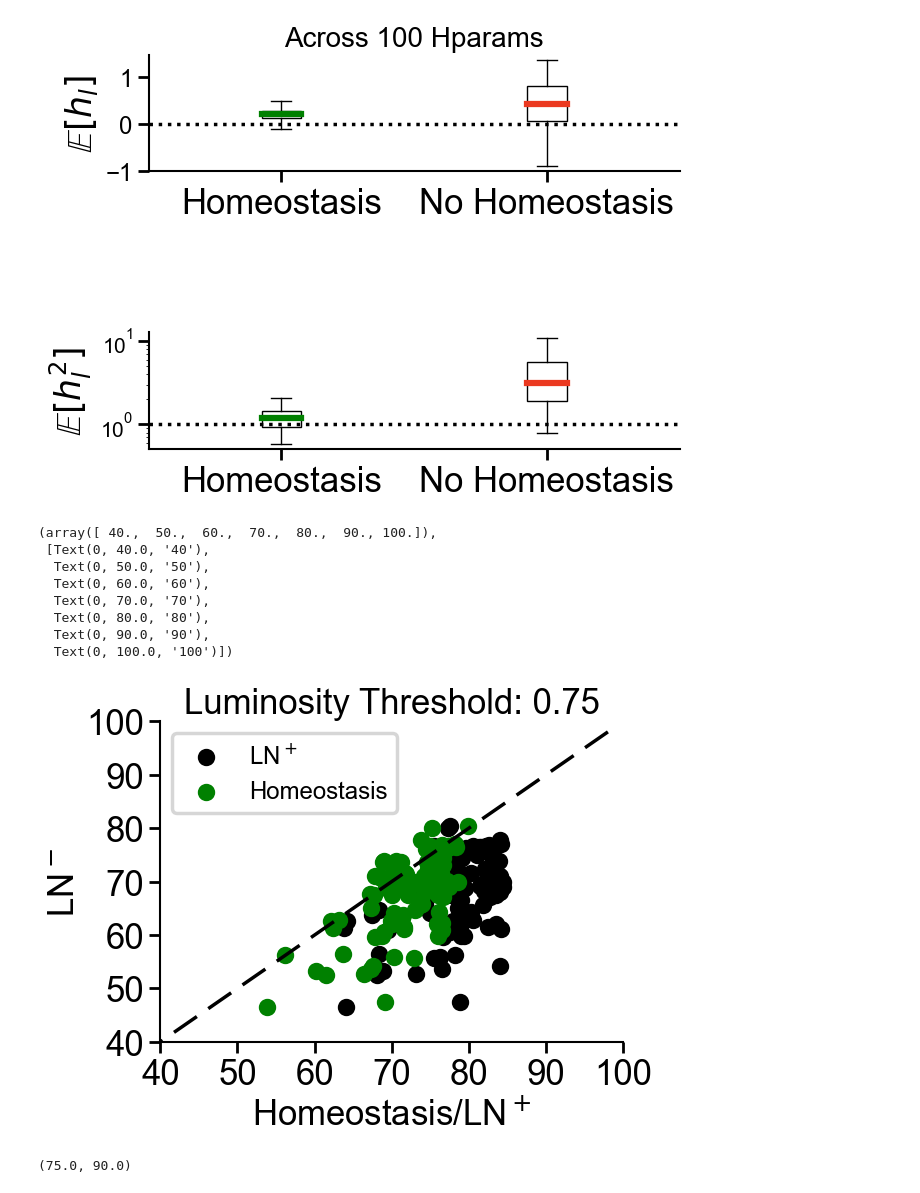
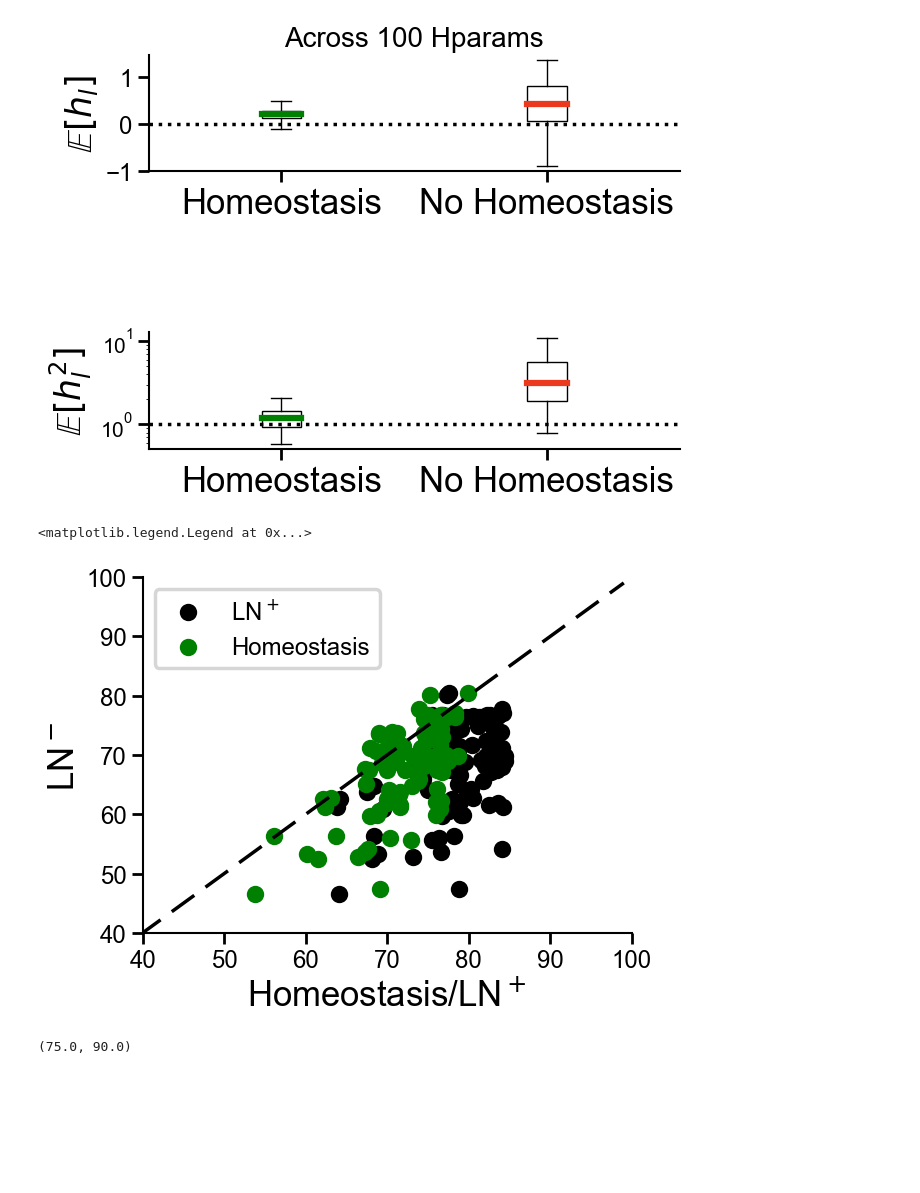
Before and after one commit to RoyHEyono/HomeostaticDANN, a Jupyter notebook: models/dense_mnist_task/notebooks/naisys_plots.ipynb, the cells around one changed output. Cells and saved outputs as stored; diff of their text form; code cells hidden in the pictures; blank space fills up the shorter version.

```diff
--- a/models/dense_mnist_task/notebooks/naisys_plots.ipynb
+++ b/models/dense_mnist_task/notebooks/naisys_plots.ipynb
@@ -163,45 +163,38 @@ top_n = len(runs_dict["runs_vanilla_dann"])
 label_flag = True
 for top in range(top_n):
 
     vanilla_dann_acc = runs_dict["runs_vanilla_dann"][top].summary['test_acc']
     for rn in runs_dict["runs_vanilla_dann_layernorm"]:
         if same_config(rn.config, runs_dict["runs_vanilla_dann"][top].config, keys=['lr', 'wd','inhib_lrs', 'momentum', 'inhib_momentum', 'homeostasis']):
             plt.scatter(rn.summary['test_acc'], vanilla_dann_acc, color="black", alpha=1, label=f"LN$^+$" if label_flag else None)
             label_flag = False
 
 label_flag = True
 for top in range(top_n):
 
     vanilla_dann_acc = runs_dict["runs_vanilla_dann"][top].summary['test_acc']
     for rn in runs_dict["runs_homeostasis"]:
         if same_config(rn.config, runs_dict["runs_vanilla_dann"][top].config, keys=['lr', 'wd','inhib_lrs', 'momentum', 'inhib_momentum']):
             plt.scatter(rn.summary['test_acc'], vanilla_dann_acc, color="green", label=f"Homeostasis" if label_flag else None)
             label_flag = False
 
 
 
 #ax.set_xlabel(f"LN$^+$")
 ax.set_xlabel("Homeostasis/LN$^+$", fontsize=25)
 ax.set_ylabel("LN$^-$", fontsize=25)
-ax.set_title(f"Luminosity Threshold: {bright_factor}", fontsize=25)
+# ax.set_title(f"Luminosity Threshold: {bright_factor}", fontsize=25)
+#plt.xticks(fontsize=25)
+#plt.yticks(fontsize=25)
 list_line = range(100)
 ax.set_xlim(40, 100)
 ax.set_ylim(40, 100)
 ax.plot(list_line, list_line, color='black', linestyle='--')
 ax.legend()
 # Set larger font sizes for the tick numbers
-plt.xticks(fontsize=25)
-plt.yticks(fontsize=25)
 # %% [output]
-(array([ 40.,  50.,  60.,  70.,  80.,  90., 100.]),
- [Text(0, 40.0, '40'),
-  Text(0, 50.0, '50'),
-  Text(0, 60.0, '60'),
-  Text(0, 70.0, '70'),
-  Text(0, 80.0, '80'),
-  Text(0, 90.0, '90'),
-  Text(0, 100.0, '100')])
+<matplotlib.legend.Legend at 0x...>
-[figure, old version]
+[figure, new version]
 # %%
 fig, ax = plt.subplots(figsize=(8, 4))
 brightness_factor = [0, 0.25, 0.5, 0.75]
```
Also changed, not shown: parts of 1 cell of this notebook, 9 other files.
